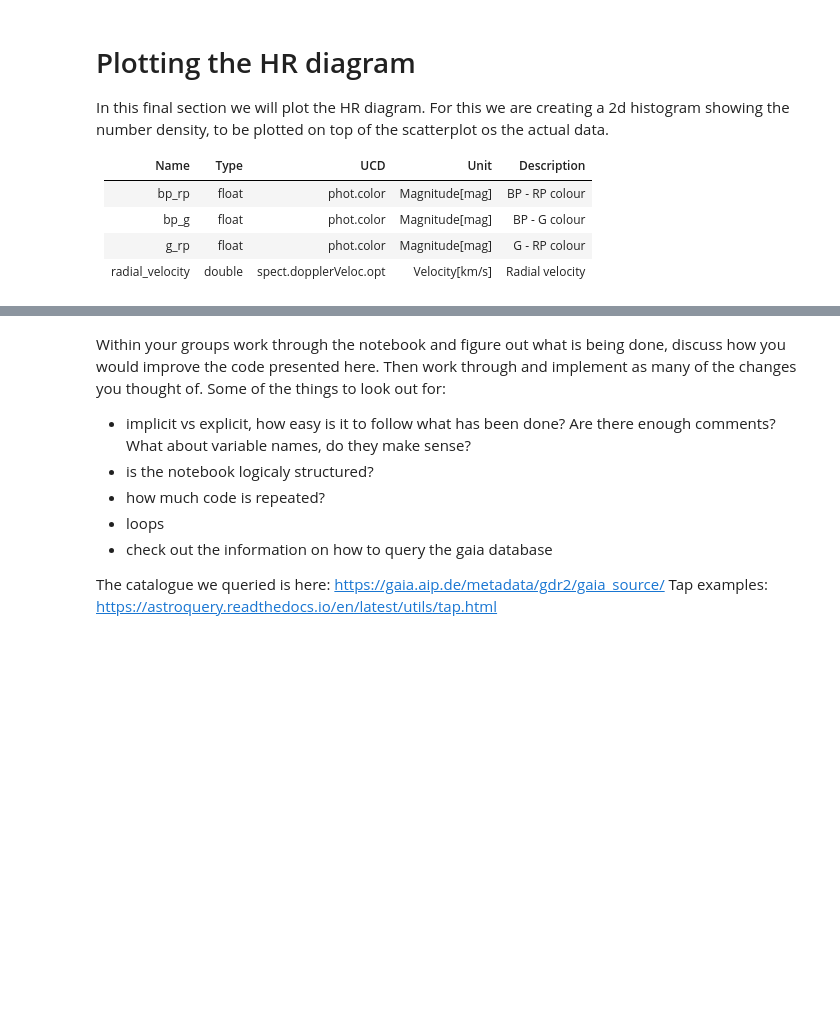
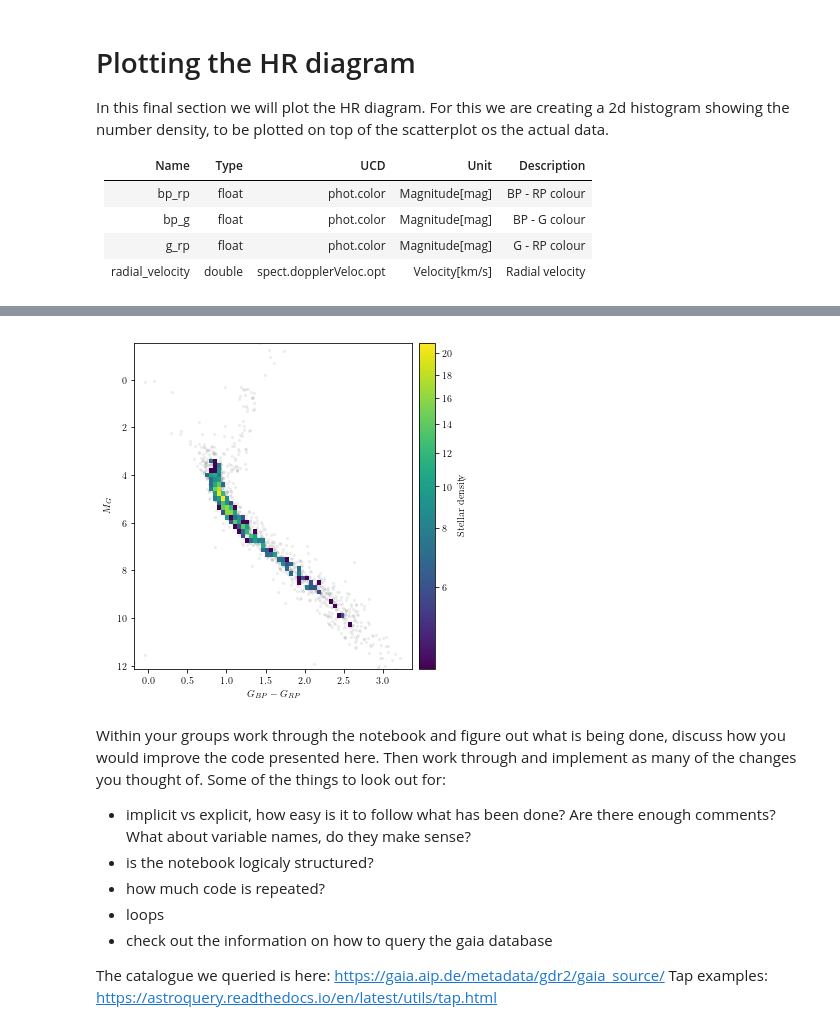
Before and after one commit to harley-wood-school-for-astronomy/HWSA2019, a Jupyter notebook: HWSA2019-PartI.ipynb, the cells around one changed output, grey strips where cells are left out. Cells and saved outputs as stored; diff of their text form; code cells hidden in the pictures; blank space fills up the shorter version.

```diff
--- a/HWSA2019-PartI.ipynb
+++ b/HWSA2019-PartI.ipynb
@@ -177,25 +279,25 @@ For this we are creating a 2d histogram showing the number density, to be plotte
 # %%
 # plot the H-R diagram for BP - RP colour
 %matplotlib inline
 import matplotlib.pyplot as plt
 from matplotlib import colors
 plt.rc('text', usetex=True)
 
-
-
 #select data for plotting
-cstar = df['bp_rp']
-mg = df['mg']
+cstar = dfsub['bp_rp']
+mg = dfsub['mg']
 
 fig, ax = plt.subplots(figsize=(6, 6))
 # only show 2D-histogram for bins with more than 5 stars in them
 h = ax.hist2d(cstar, mg, bins=70, norm=colors.PowerNorm(0.5),cmin=5, zorder=0.5)
 # fill the rest with scatter (set rasterized=True if saving as vector graphics)
 ax.scatter(cstar, mg, alpha=0.05, s=5, color='k', zorder=0)
 ax.invert_yaxis()
 cb = fig.colorbar(h[3], ax=ax, pad=0.02)
 ax.set_xlabel(r'$G_{BP} - G_{RP}$')
 ax.set_ylabel(r'$M_G$')
 cb.set_label(r"$\mathrm{Stellar~density}$")
 plt.show()
 # , norm=colors.PowerNorm(0.5), zorder=0.5
+# %% [output]
+[figure, added]
```
Also changed, not shown: parts of 9 cells of this notebook.
